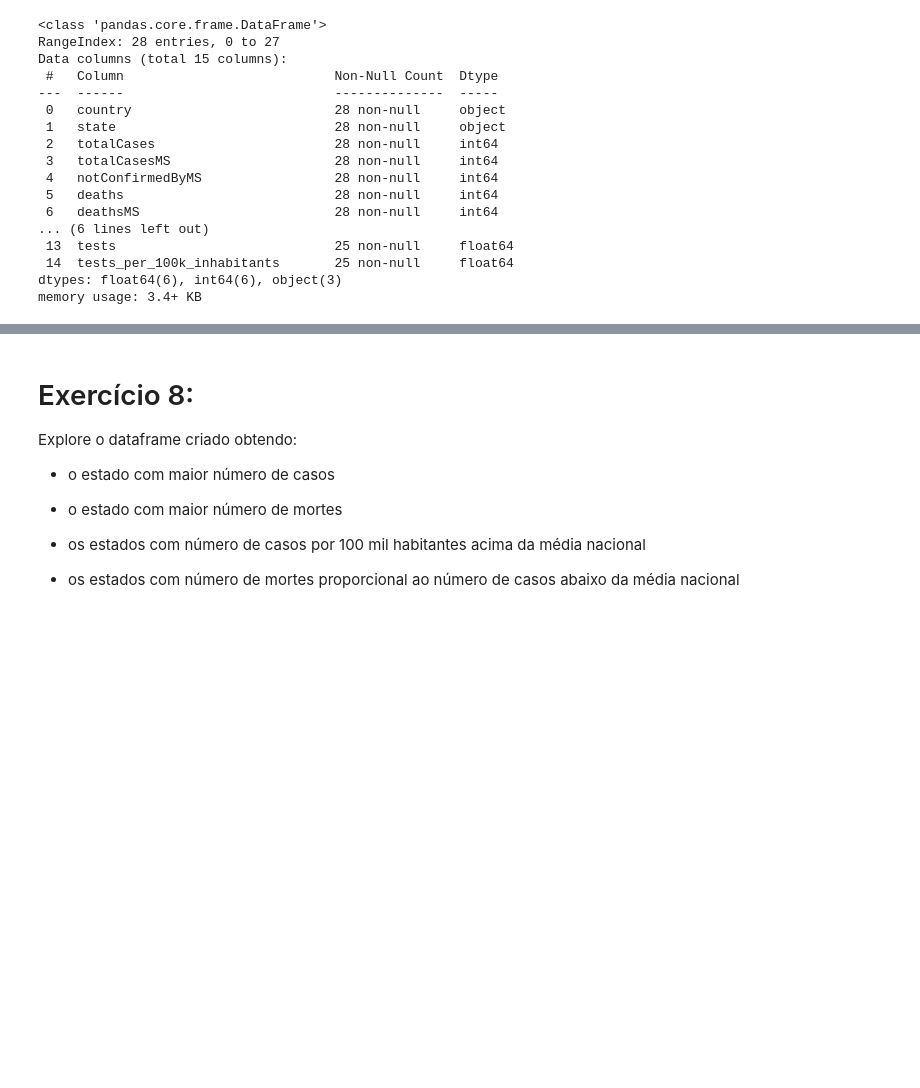
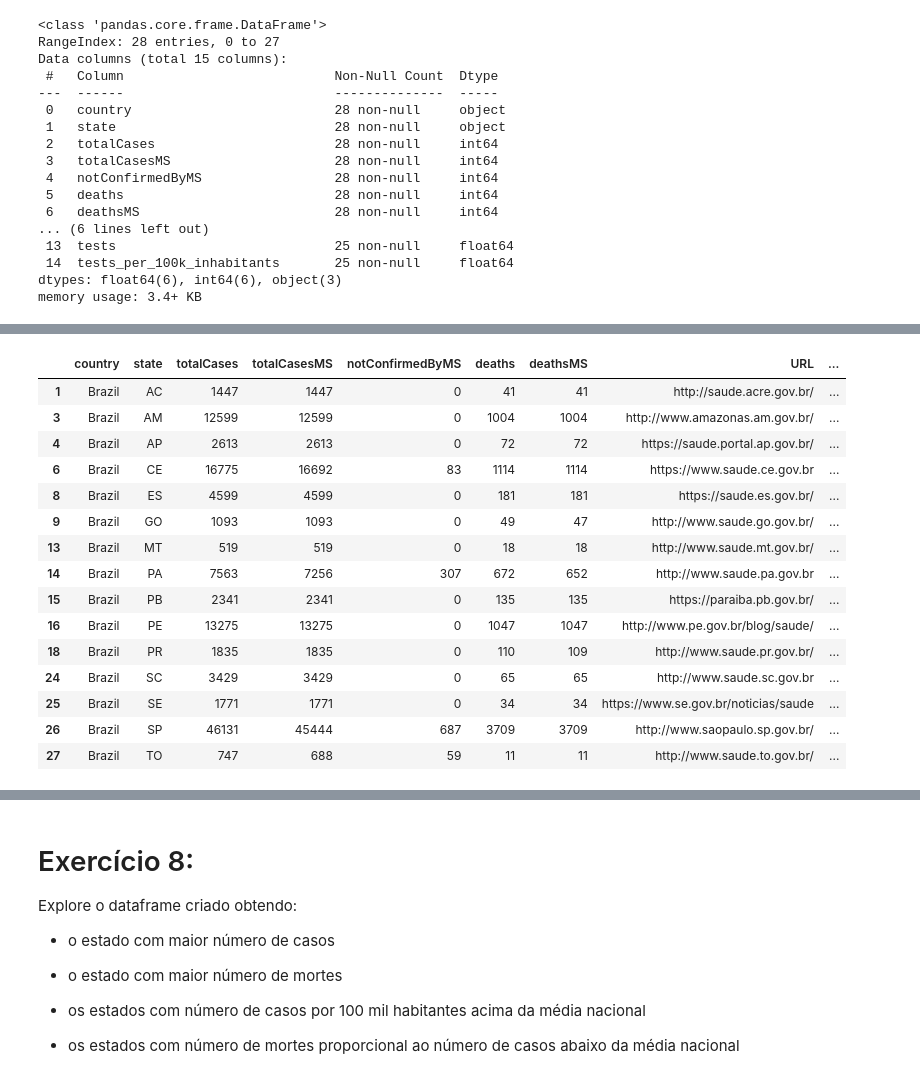
Before and after one commit to J41R0JUNIOR/Materias, a Jupyter notebook: Novas-Tecnologias/atividades/caderno/Jairo-Aula6.ipynb, the cells around one changed output, grey strips where cells are left out. Drawn from its saved outputs; the diff is of its cells as text; code cells hidden in the pictures; blank space fills up the shorter version.

```diff
--- a/Novas-Tecnologias/atividades/caderno/Jairo-Aula6.ipynb
+++ b/Novas-Tecnologias/atividades/caderno/Jairo-Aula6.ipynb
@@ -72,5 +96,22 @@ medias
 # %%
-filtro2 = covid['totalCases]
-covid[filtro & ]
+filtro2 = covid['totalCases']
+covid[filtro & filtro2]
+# %% [output]
+|  | country | state | totalCases | totalCasesMS | notConfirmedByMS | deaths | deathsMS | URL | ... |
+| 1 | Brazil | AC | 1447 | 1447 | 0 | 41 | 41 | http://saude.acre.gov.br/ | ... |
+| 3 | Brazil | AM | 12599 | 12599 | 0 | 1004 | 1004 | http://www.amazonas.am.gov.br/ | ... |
+| 4 | Brazil | AP | 2613 | 2613 | 0 | 72 | 72 | https://saude.portal.ap.gov.br/ | ... |
+| 6 | Brazil | CE | 16775 | 16692 | 83 | 1114 | 1114 | https://www.saude.ce.gov.br | ... |
+| 8 | Brazil | ES | 4599 | 4599 | 0 | 181 | 181 | https://saude.es.gov.br/ | ... |
+| 9 | Brazil | GO | 1093 | 1093 | 0 | 49 | 47 | http://www.saude.go.gov.br/ | ... |
+| 13 | Brazil | MT | 519 | 519 | 0 | 18 | 18 | http://www.saude.mt.gov.br/ | ... |
+| 14 | Brazil | PA | 7563 | 7256 | 307 | 672 | 652 | http://www.saude.pa.gov.br | ... |
+| 15 | Brazil | PB | 2341 | 2341 | 0 | 135 | 135 | https://paraiba.pb.gov.br/ | ... |
+| 16 | Brazil | PE | 13275 | 13275 | 0 | 1047 | 1047 | http://www.pe.gov.br/blog/saude/ | ... |
+| 18 | Brazil | PR | 1835 | 1835 | 0 | 110 | 109 | http://www.saude.pr.gov.br/ | ... |
+| 24 | Brazil | SC | 3429 | 3429 | 0 | 65 | 65 | http://www.saude.sc.gov.br | ... |
+| 25 | Brazil | SE | 1771 | 1771 | 0 | 34 | 34 | https://www.se.gov.br/noticias/saude | ... |
+| 26 | Brazil | SP | 46131 | 45444 | 687 | 3709 | 3709 | http://www.saopaulo.sp.gov.br/ | ... |
+| 27 | Brazil | TO | 747 | 688 | 59 | 11 | 11 | http://www.saude.to.gov.br/ | ... |
 # %%
 covid[filtro].sort_values(by='totalCases', ascending=False)
```
Also changed, not shown: parts of 13 cells of this notebook, 4 other files.
